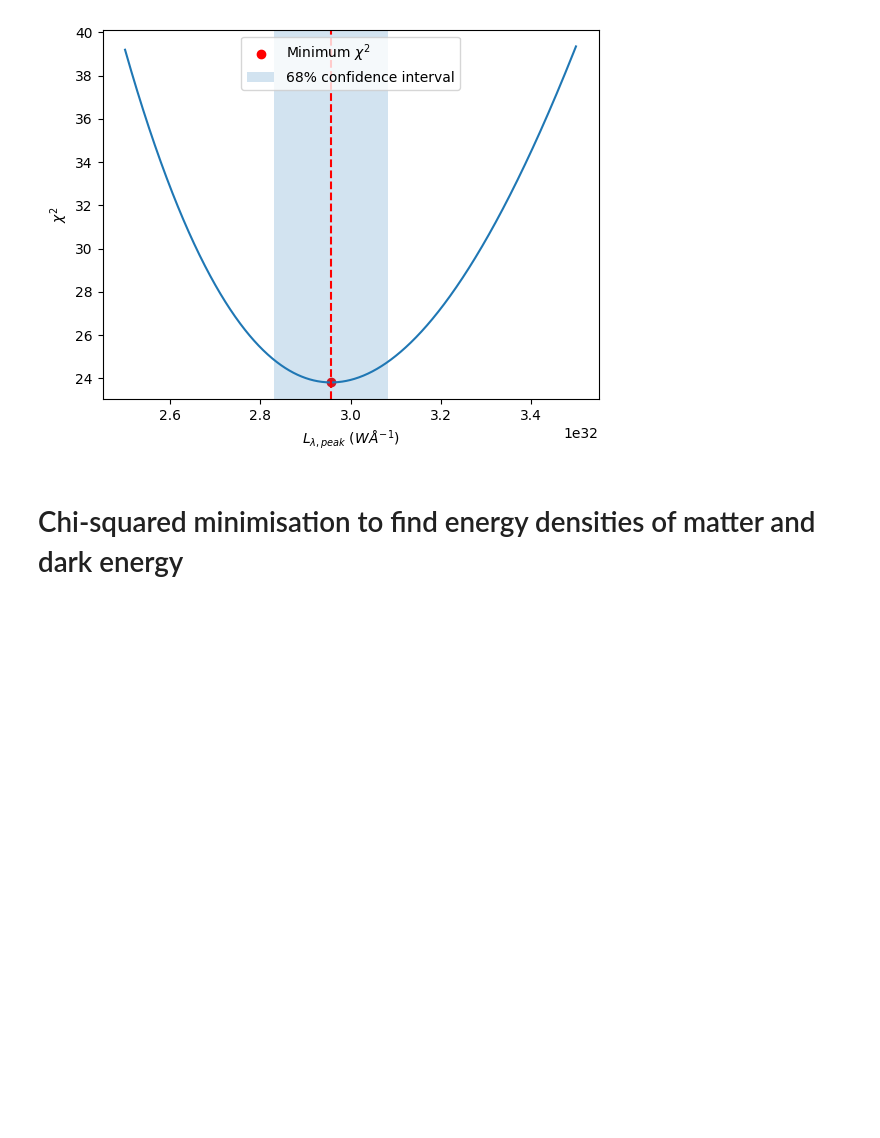
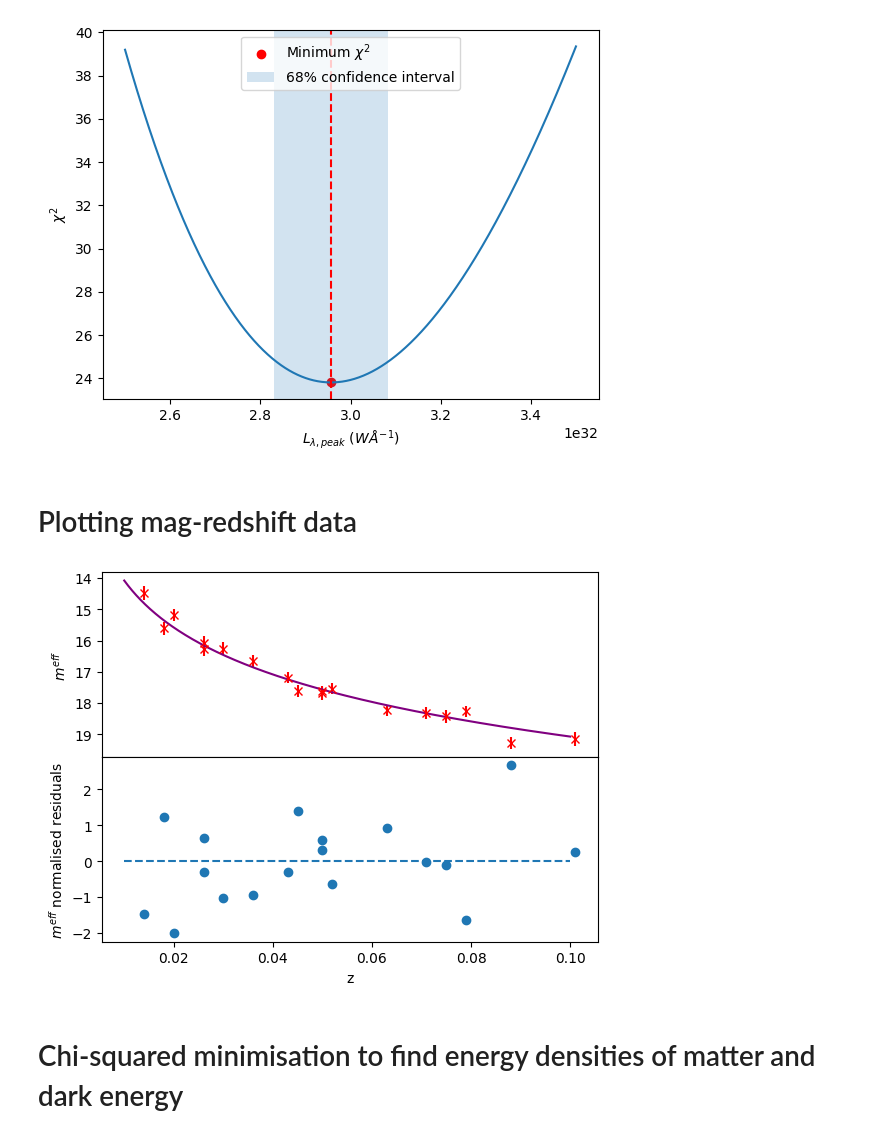
Before and after one commit to LightningMinion/Supernova-Cosmology, a Jupyter notebook: main-code.ipynb, the cells around one changed output. Saved outputs shown, nothing was run; the diff lists cells and outputs as text; code cells hidden in the pictures; blank space fills up the shorter version.

Commit message:
More work on graphs
Did more work on graphs, including now saving them as files

```diff
--- a/main-code.ipynb
+++ b/main-code.ipynb
@@ -135,6 +131,31 @@ plt.show()
 # %% [output]
 17
 [figure]
+# %% [markdown]
+# Plotting mag-redshift data
+# %%
+def zero_funct(x):
+    return 0*x
+trial_z = np.linspace(0.01, 0.1, 1000)
+trial_mag = mag_model_near(trial_z, *popt)
+
+norm_resid = (sn_mag_near - mag_model_near(sn_z_near, *popt))/sn_mag_err_near
+fig, axs = plt.subplots(2, 1, sharex = True)
+axs[0].errorbar(sn_z_near, sn_mag_near, yerr=sn_mag_err_near, marker = "x", linestyle = 'None', color = "red")
+axs[0].plot(trial_z, trial_mag, color = "purple")
+#axs[0].errorbar(sn_z_far, sn_mag_far, yerr=sn_mag_err_far, marker = "x", linestyle = 'None', color = "blue", label = "distant SN")
+axs[1].scatter(sn_z_near, norm_resid)
+axs[1].plot(trial_z, zero_funct(trial_z), linestyle = "dashed")
+plt.xlabel("z")
+axs[0].set_ylabel("${m^{eff}}$")
+plt.ylabel("${m^{eff}}$ normalised residuals")
+fig.subplots_adjust(hspace=0)
+#axs[0].legend()
+axs[0].invert_yaxis()
+plt.savefig("effMagNearby-redshift-normResid-graph")
+plt.show()
+# %% [output]
+[figure, added]
 # %% [markdown]
 # Chi-squared minimisation to find energy densities of matter and dark energy
 # %%
```
Also changed, not shown: parts of 3 cells of this notebook, 2 other files.
